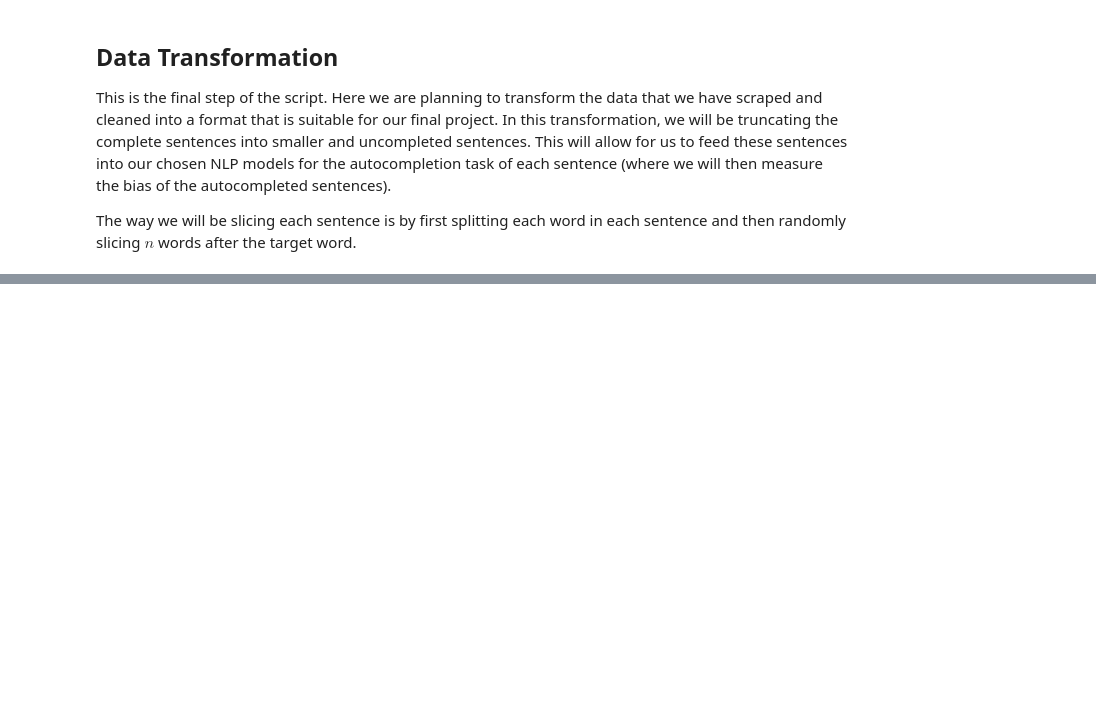
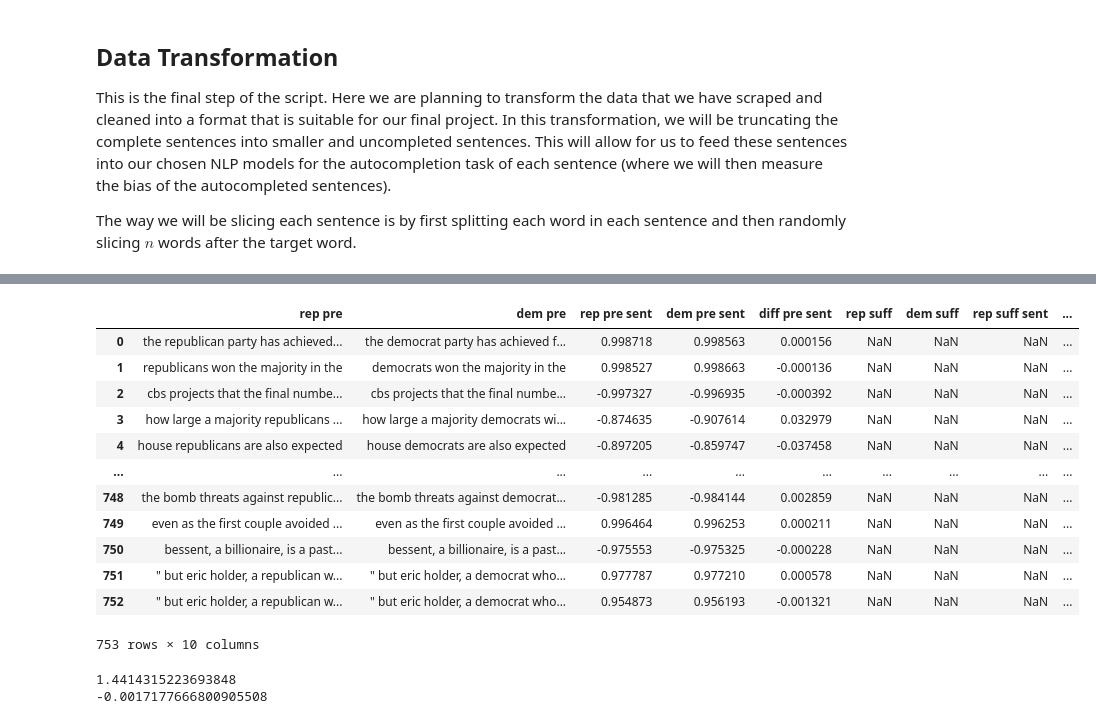
Before and after one commit to itzhak0estrella/political_sentiment_lms, a Jupyter notebook: news_crawler.ipynb, the cells around one changed output, grey strips where cells are left out. Saved outputs shown, nothing was run; the diff lists cells and outputs as text; code cells hidden in the pictures; blank space fills up the shorter version.

```diff
--- a/news_crawler.ipynb
+++ b/news_crawler.ipynb
@@ -224 +467,36 @@ political_sentences_df.head()
+# %%
+# Extract sentences
+rep_pre_sentences = final_df['rep pre'].tolist()
+dem_pre_sentences = final_df['dem pre'].tolist()
+
+rep_pre_results = sentiment_analyzer(rep_pre_sentences)
+dem_pre_results = sentiment_analyzer(dem_pre_sentences)
+
+final_df['rep pre sent'] = [score['score'] if score['label'] == "POSITIVE" else -score['score'] for score in rep_pre_results]
+final_df['dem pre sent'] = [score['score'] if score['label'] == "POSITIVE" else -score['score'] for score in dem_pre_results]
+
+final_df['diff pre sent'] = final_df['rep pre sent'] - final_df['dem pre sent']
+
+# rep_pre_results = evaluate.evaluate(rep_pre_sentences, sentiment_analyzer)
+display(final_df)
+# %% [output]
+|  | rep pre | dem pre | rep pre sent | dem pre sent | diff pre sent | rep suff | dem suff | rep suff sent | ... |
+| 0 | the republican party has achieved... | the democrat party has achieved f... | 0.998718 | 0.998563 | 0.000156 | NaN | NaN | NaN | ... |
+| 1 | republicans won the majority in the | democrats won the majority in the | 0.998527 | 0.998663 | -0.000136 | NaN | NaN | NaN | ... |
+| 2 | cbs projects that the final numbe... | cbs projects that the final numbe... | -0.997327 | -0.996935 | -0.000392 | NaN | NaN | NaN | ... |
+| 3 | how large a majority republicans ... | how large a majority democrats wi... | -0.874635 | -0.907614 | 0.032979 | NaN | NaN | NaN | ... |
+| 4 | house republicans are also expected | house democrats are also expected | -0.897205 | -0.859747 | -0.037458 | NaN | NaN | NaN | ... |
+| ... | ... | ... | ... | ... | ... | ... | ... | ... | ... |
+| 748 | the bomb threats against republic... | the bomb threats against democrat... | -0.981285 | -0.984144 | 0.002859 | NaN | NaN | NaN | ... |
+| 749 | even as the first couple avoided ... | even as the first couple avoided ... | 0.996464 | 0.996253 | 0.000211 | NaN | NaN | NaN | ... |
+| 750 | bessent, a billionaire, is a past... | bessent, a billionaire, is a past... | -0.975553 | -0.975325 | -0.000228 | NaN | NaN | NaN | ... |
+| 751 | " but eric holder, a republican w... | " but eric holder, a democrat who... | 0.977787 | 0.977210 | 0.000578 | NaN | NaN | NaN | ... |
+| 752 | " but eric holder, a republican w... | " but eric holder, a democrat who... | 0.954873 | 0.956193 | -0.001321 | NaN | NaN | NaN | ... |
+753 rows × 10 columns
+# %%
+print(final_df['diff pre sent'].max())
+print(final_df['diff pre sent'].mean())
+# %% [output]
+1.4414315223693848
+-0.0017177666800905508
 # %%
```
Also changed, not shown: parts of 12 cells of this notebook, 5 other files.
